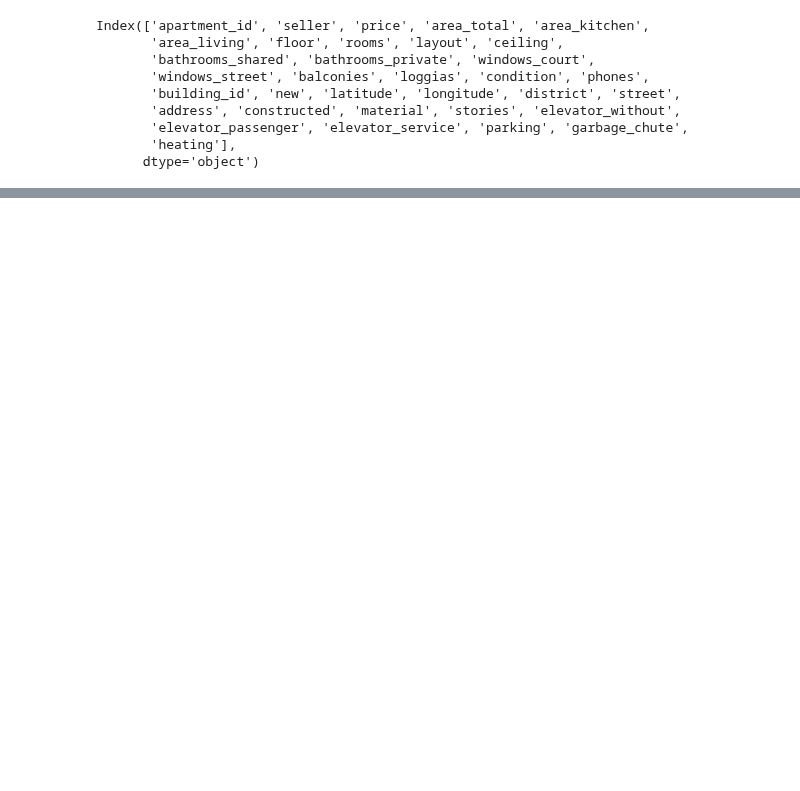
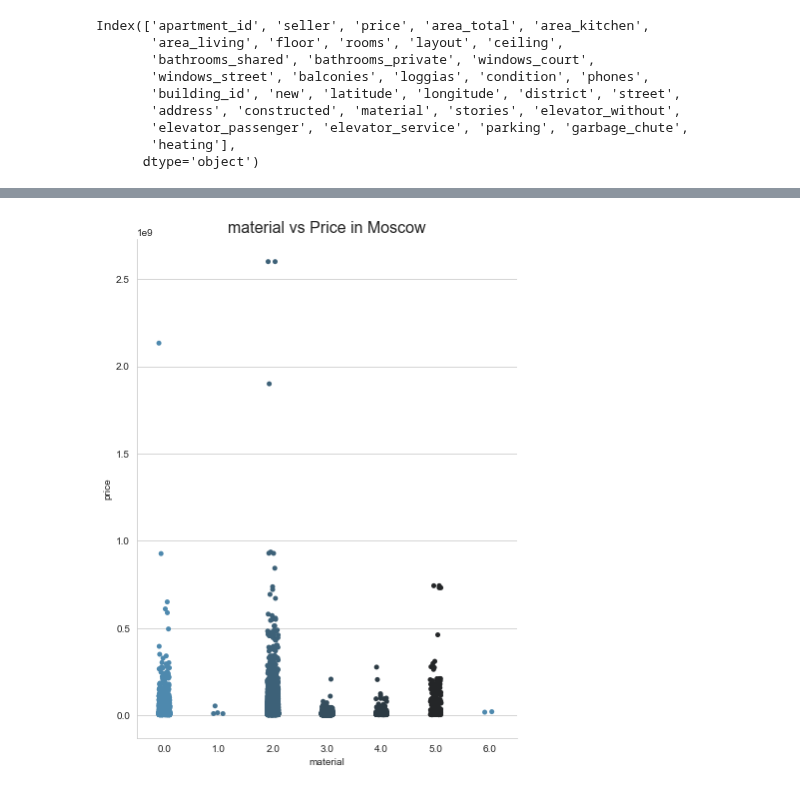
Before and after one commit to henrfj/TDT4173-ML, a Jupyter notebook: hasse-testsite/feature_analysis_buildings.ipynb, the cells around one changed output, grey strips where cells are left out. Drawn from its saved outputs; the diff is of its cells as text; code cells hidden in the pictures; blank space fills up the shorter version.

```diff
--- a/hasse-testsite/feature_analysis_buildings.ipynb
+++ b/hasse-testsite/feature_analysis_buildings.ipynb
@@ -82,0 +166,11 @@ y = data['price']
+# %%
+def cat_plot(data,xlabel,p):
+    sns.catplot(x=xlabel, y="price", data=data,palette = p)
+    plt.title(xlabel + ' vs Price in Moscow',size=16)
+    plt.gcf().set_size_inches(6,8)
+    plt.show()
+# %%
+cat_plot(data,'material',moscow)
+materials_legend = {0:"Bricks", 1:"Wood", 2:"Monolith", 3:"Panel", 4:"Block", 5:"Monolithic_brick", 6:"Stalin_project"}
+# %% [output]
+[figure, added]
```
Also changed, not shown: parts of 17 cells of this notebook.
